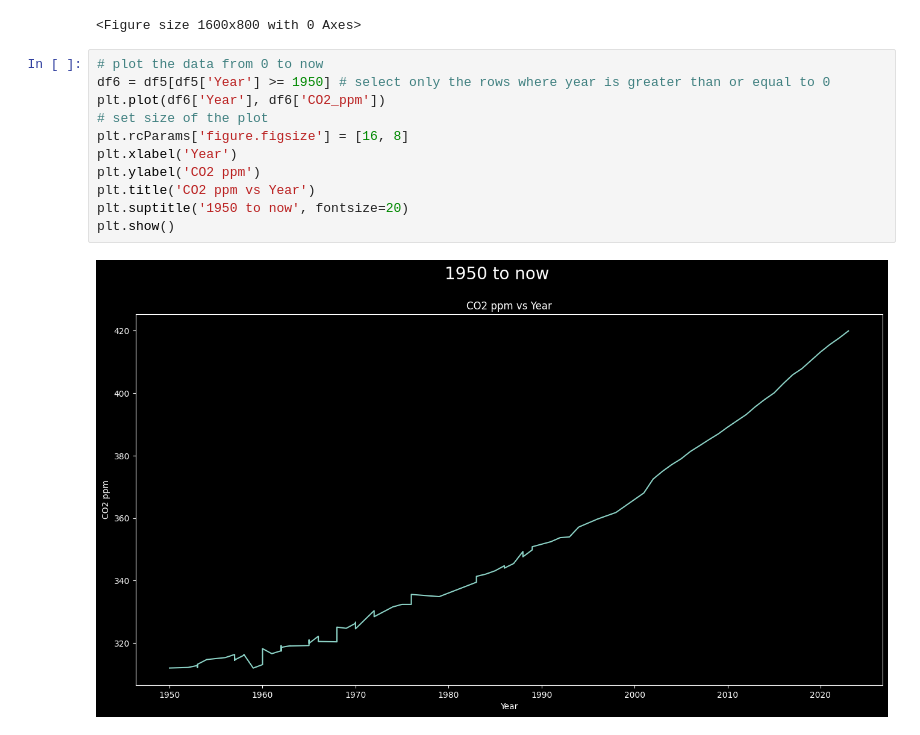
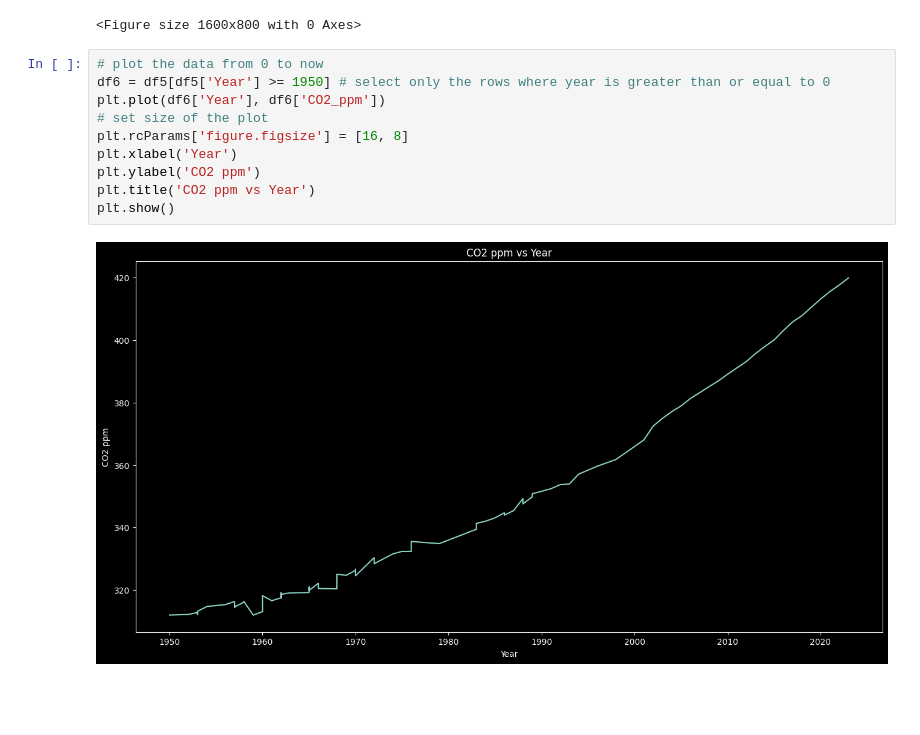
Before and after one commit to dilancroos/dataScienceForClimate, a Jupyter notebook: Class1/climate.ipynb, the cells around one changed output. Saved outputs shown, nothing was run; the diff lists cells and outputs as text; blank space fills up the shorter version.

```diff
--- a/Class1/climate.ipynb
+++ b/Class1/climate.ipynb
@@ -304,13 +304,12 @@ plt.show()
 # %%
 # plot the data from 0 to now
 df6 = df5[df5['Year'] >= 1950] # select only the rows where year is greater than or equal to 0
 plt.plot(df6['Year'], df6['CO2_ppm'])
 # set size of the plot
 plt.rcParams['figure.figsize'] = [16, 8]
 plt.xlabel('Year')
 plt.ylabel('CO2 ppm')
 plt.title('CO2 ppm vs Year')
-plt.suptitle('1950 to now', fontsize=20)
 plt.show()
 # %% [output]
-[figure, old version]
+[figure, new version]
```
